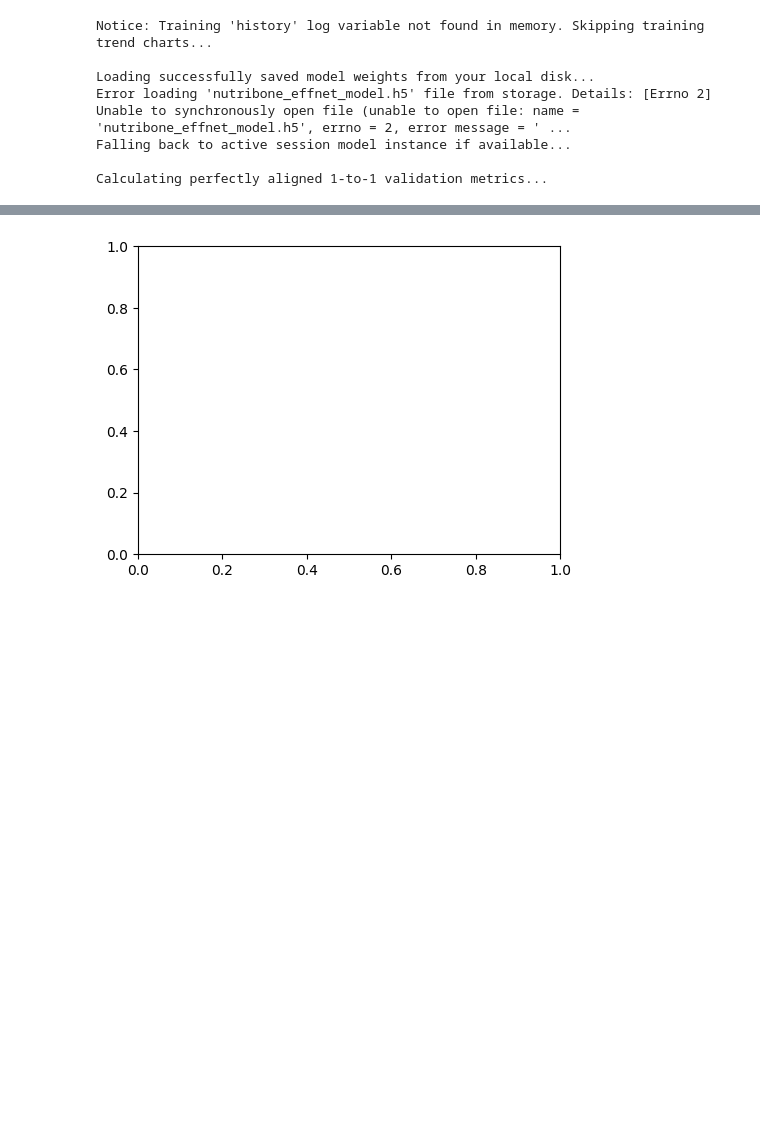
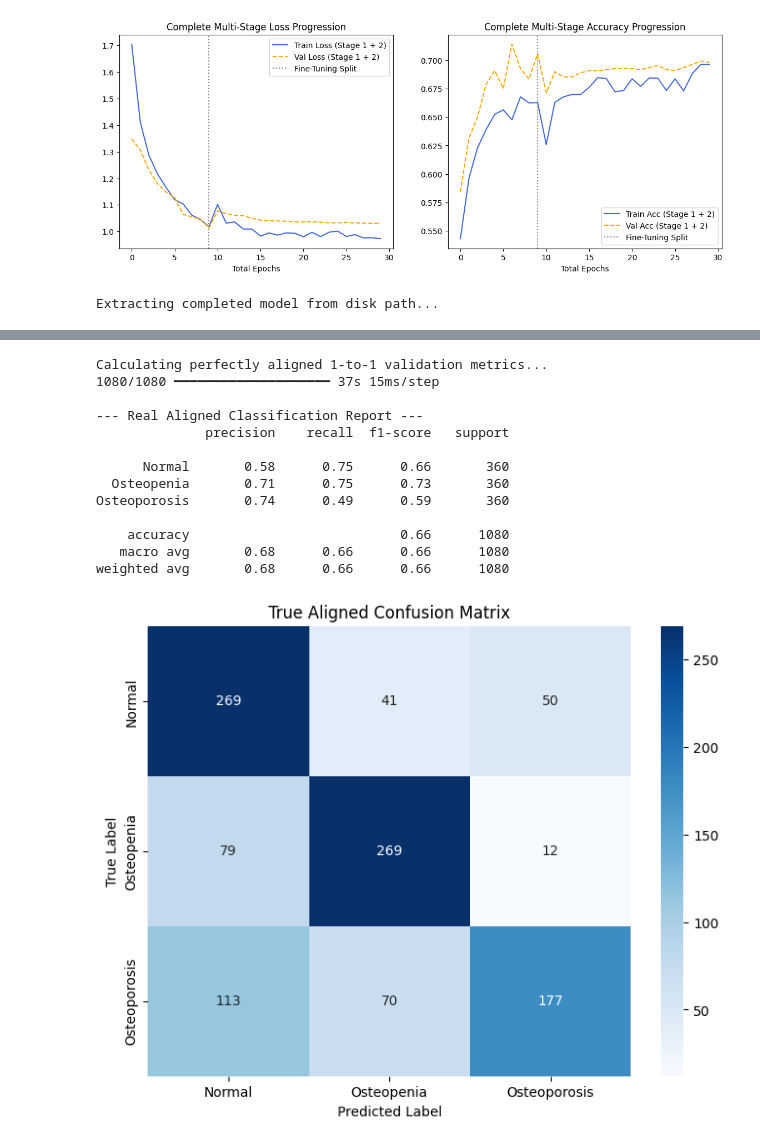
Before and after one commit to Shahidrrs/Whatsapp-link-generator, a Jupyter notebook: Untitled2.ipynb, the cells around one changed output, grey strips where cells are left out. Saved outputs shown, nothing was run; the diff lists cells and outputs as text; code cells hidden in the pictures; blank space fills up the shorter version.

```diff
--- a/Untitled2.ipynb
+++ b/Untitled2.ipynb
@@ -28,7 +24,9 @@ unzip:  cannot find or open /content/archive (4).zip, /content/archive (4).zip.z
 import kagglehub
 
 # Download latest version
-path = kagglehub.dataset_download("mohamedgobara/multi-class-knee-osteoporosis-x-ray-dataset")
+path = kagglehub.dataset_download("fuyadhasanbhoyan/knee-osteoarthritis-classification-224224")
+
+
 
 print("Path to dataset files:", path)
 # %% [output]
@@ -424,13 +446,16 @@ import seaborn as sns
 # =====================================================================
 plt.figure(figsize=(14, 5))
 
-# Combine Loss History
+# Combine Loss History safely
 total_train_loss = list(history.history['loss']) + list(history_ft.history['loss'])
 total_val_loss = list(history.history['val_loss']) + list(history_ft.history['val_loss'])
 
-# Combine Accuracy History
-total_train_acc = list(history.history['accuracy']) + list(history_ft.history['accuracy'])
-total_val_acc = list(history.history['val_accuracy']) + list(history_ft.history['val_accuracy'])
+# FIXED: Fallback handle to protect against Keras 3 'val_accuracy' vs 'val_acc' dictionary key shifts
+train_acc_key = 'accuracy' if 'accuracy' in history.history else 'acc'
+val_acc_key = 'val_accuracy' if 'val_accuracy' in history.history else 'val_acc'
+
+total_train_acc = list(history.history[train_acc_key]) + list(history_ft.history[train_acc_key])
+total_val_acc = list(history.history[val_acc_key]) + list(history_ft.history[val_acc_key])
 
 # Plot Loss Progression
 plt.subplot(1, 2, 1)
@@ -445,7 +470,7 @@ plt.xlabel('Total Epochs')
 plt.subplot(1, 2, 2)
 plt.plot(total_train_acc, label='Train Acc (Stage 1 + 2)', color='royalblue')
 plt.plot(total_val_acc, label='Val Acc (Stage 1 + 2)', color='orange', linestyle='--')
-plt.axvline(x=len(history.history['accuracy'])-1, color='gray', linestyle=':', label='Fine-Tuning Split')
+plt.axvline(x=len(history.history[train_acc_key])-1, color='gray', linestyle=':', label='Fine-Tuning Split')
 plt.legend()
 plt.title('Complete Multi-Stage Accuracy Progression')
 plt.xlabel('Total Epochs')
@@ -454,39 +479,34 @@ plt.show()
 # =====================================================================
 # 2. BULLETPROOF 1-TO-1 ALIGNED PREDICTION BLOCK
 # =====================================================================
-print("\nExtracting completed model model from disk path...")
+print("\nExtracting completed model from disk path...")
 eval_model = tf.keras.models.load_model("nutribone_highres_effnetB3_model.h5")
 
 print("Calculating perfectly aligned 1-to-1 validation metrics...")
 
 # Force strict sequential ordering AND clean individual step sizing
 val_gen.shuffle = False
 val_gen.batch_size = 1   # Completely fixes remaining batch alignment artifacts
 val_gen.reset()
 
 # Generate clean, sequential predictions matching disk order
 preds = eval_model.predict(val_gen, steps=len(val_gen), verbose=1)
 y_pred = np.argmax(preds, axis=1)
 y_true = val_gen.classes
 class_names = list(val_gen.class_indices.keys())
 
 # Print out your final authentic classification metrics
 print("\n--- Real Aligned Classification Report ---")
 print(classification_report(y_true, y_pred, target_names=class_names))
 
 # Plot the accurate Confusion Matrix Heatmap
 cm = confusion_matrix(y_true, y_pred)
 plt.figure(figsize=(8, 6))
 sns.heatmap(cm, annot=True, fmt='d', xticklabels=class_names, yticklabels=class_names, cmap='Blues')
 plt.xlabel('Predicted Label')
 plt.ylabel('True Label')
 plt.title('True Aligned Confusion Matrix')
 plt.show()
 # %% [output]
+[figure, new version]
-Notice: Training 'history' log variable not found in memory. Skipping training trend charts...
-
-Loading successfully saved model weights from your local disk...
-Error loading 'nutribone_effnet_model.h5' file from storage. Details: [Errno 2] Unable to synchronously open file (unable to open file: name = 'nutribone_effnet_model.h5', errno = 2, error message = ' ...
-Falling back to active session model instance if available...
-
-Calculating perfectly aligned 1-to-1 validation metrics...
+Extracting completed model from disk path...
@@ -494 +514,14 @@ NameError: name 'val_gen' is not defined
-[figure, old version]
+Calculating perfectly aligned 1-to-1 validation metrics...
+1080/1080 ━━━━━━━━━━━━━━━━━━━━ 37s 15ms/step
+
+--- Real Aligned Classification Report ---
+              precision    recall  f1-score   support
+
+      Normal       0.58      0.75      0.66       360
+  Osteopenia       0.71      0.75      0.73       360
+Osteoporosis       0.74      0.49      0.59       360
+
+    accuracy                           0.66      1080
+   macro avg       0.68      0.66      0.66      1080
+weighted avg       0.68      0.66      0.66      1080
+[figure, added]
```
Also changed, not shown: parts of 23 cells of this notebook.
